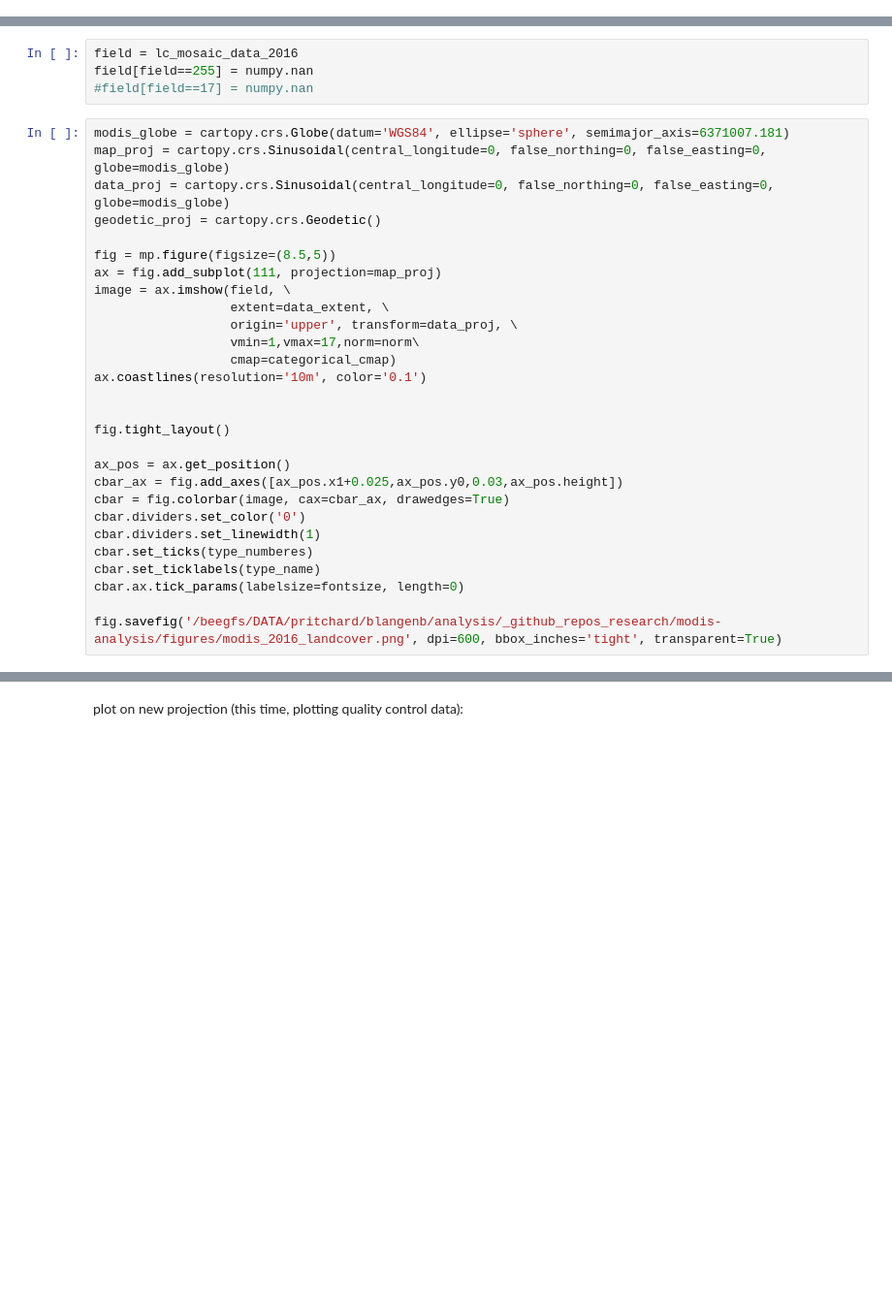
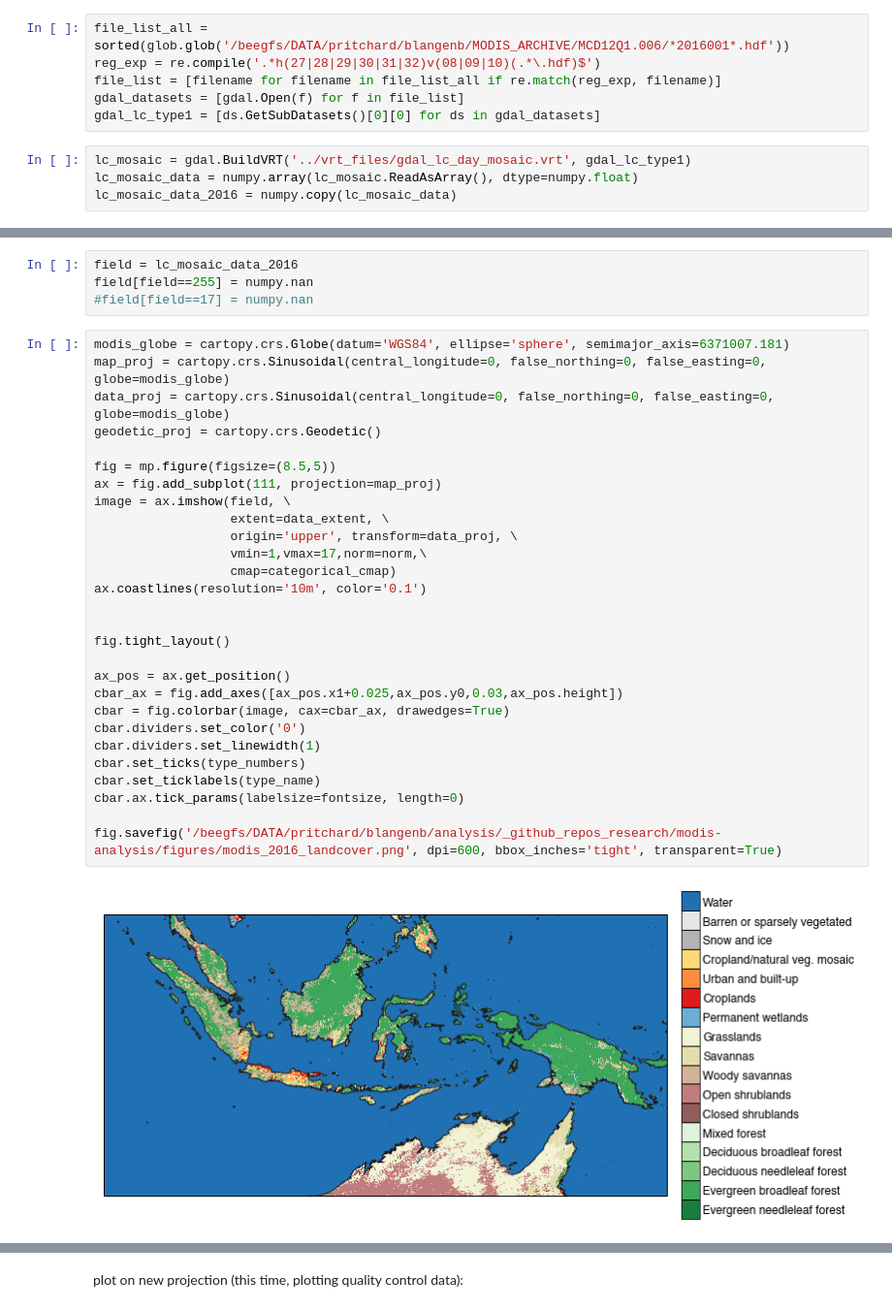
Before and after one commit to bairdlangenbrunner/indonesia-analysis, a Jupyter notebook: notebook-files/opening_plotting_modis_ANNUAL_LANDCOVER_file_MULTIPLE_TILES.ipynb, the cells around one changed output, grey strips where cells are left out. Shown at 97% size. Drawn from its saved outputs; the diff is of its cells as text; blank space fills up the shorter version.

Commit message:
add land cover converted figure

```diff
--- a/notebook-files/opening_plotting_modis_ANNUAL_LANDCOVER_file_MULTIPLE_TILES.ipynb
+++ b/notebook-files/opening_plotting_modis_ANNUAL_LANDCOVER_file_MULTIPLE_TILES.ipynb
@@ -60,3 +38,13 @@ lc_mosaic_data_2016 = numpy.copy(lc_mosaic_data)
+# %%
+file_list_all = sorted(glob.glob('/beegfs/DATA/pritchard/blangenb/MODIS_ARCHIVE/MCD12Q1.006/*2016001*.hdf'))
+reg_exp = re.compile('.*h(27|28|29|30|31|32)v(08|09|10)(.*\.hdf)$')
+file_list = [filename for filename in file_list_all if re.match(reg_exp, filename)]
+gdal_datasets = [gdal.Open(f) for f in file_list]
+gdal_lc_type1 = [ds.GetSubDatasets()[0][0] for ds in gdal_datasets]
+# %%
+lc_mosaic = gdal.BuildVRT('../vrt_files/gdal_lc_day_mosaic.vrt', gdal_lc_type1)
+lc_mosaic_data = numpy.array(lc_mosaic.ReadAsArray(), dtype=numpy.float)
+lc_mosaic_data_2016 = numpy.copy(lc_mosaic_data)
 # %% [markdown]
 get the geotransform info from one of these data sets
 # %%
@@ -188,28 +173,30 @@ field[field==255] = numpy.nan
 # %%
 modis_globe = cartopy.crs.Globe(datum='WGS84', ellipse='sphere', semimajor_axis=6371007.181)
 map_proj = cartopy.crs.Sinusoidal(central_longitude=0, false_northing=0, false_easting=0, globe=modis_globe)
 data_proj = cartopy.crs.Sinusoidal(central_longitude=0, false_northing=0, false_easting=0, globe=modis_globe)
 geodetic_proj = cartopy.crs.Geodetic()
 
 fig = mp.figure(figsize=(8.5,5))
 ax = fig.add_subplot(111, projection=map_proj)
 image = ax.imshow(field, \
                   extent=data_extent, \
                   origin='upper', transform=data_proj, \
-                  vmin=1,vmax=17,norm=norm\
+                  vmin=1,vmax=17,norm=norm,\
                   cmap=categorical_cmap)
 ax.coastlines(resolution='10m', color='0.1')
 
 
 fig.tight_layout()
 
 ax_pos = ax.get_position()
 cbar_ax = fig.add_axes([ax_pos.x1+0.025,ax_pos.y0,0.03,ax_pos.height])
 cbar = fig.colorbar(image, cax=cbar_ax, drawedges=True)
 cbar.dividers.set_color('0')
 cbar.dividers.set_linewidth(1)
-cbar.set_ticks(type_numberes)
+cbar.set_ticks(type_numbers)
 cbar.set_ticklabels(type_name)
 cbar.ax.tick_params(labelsize=fontsize, length=0)
 
 fig.savefig('/beegfs/DATA/pritchard/blangenb/analysis/_github_repos_research/modis-analysis/figures/modis_2016_landcover.png', dpi=600, bbox_inches='tight', transparent=True)
+# %% [output]
+[figure, added]
```
Also changed, not shown: parts of 20 cells of this notebook, 1 other file.
